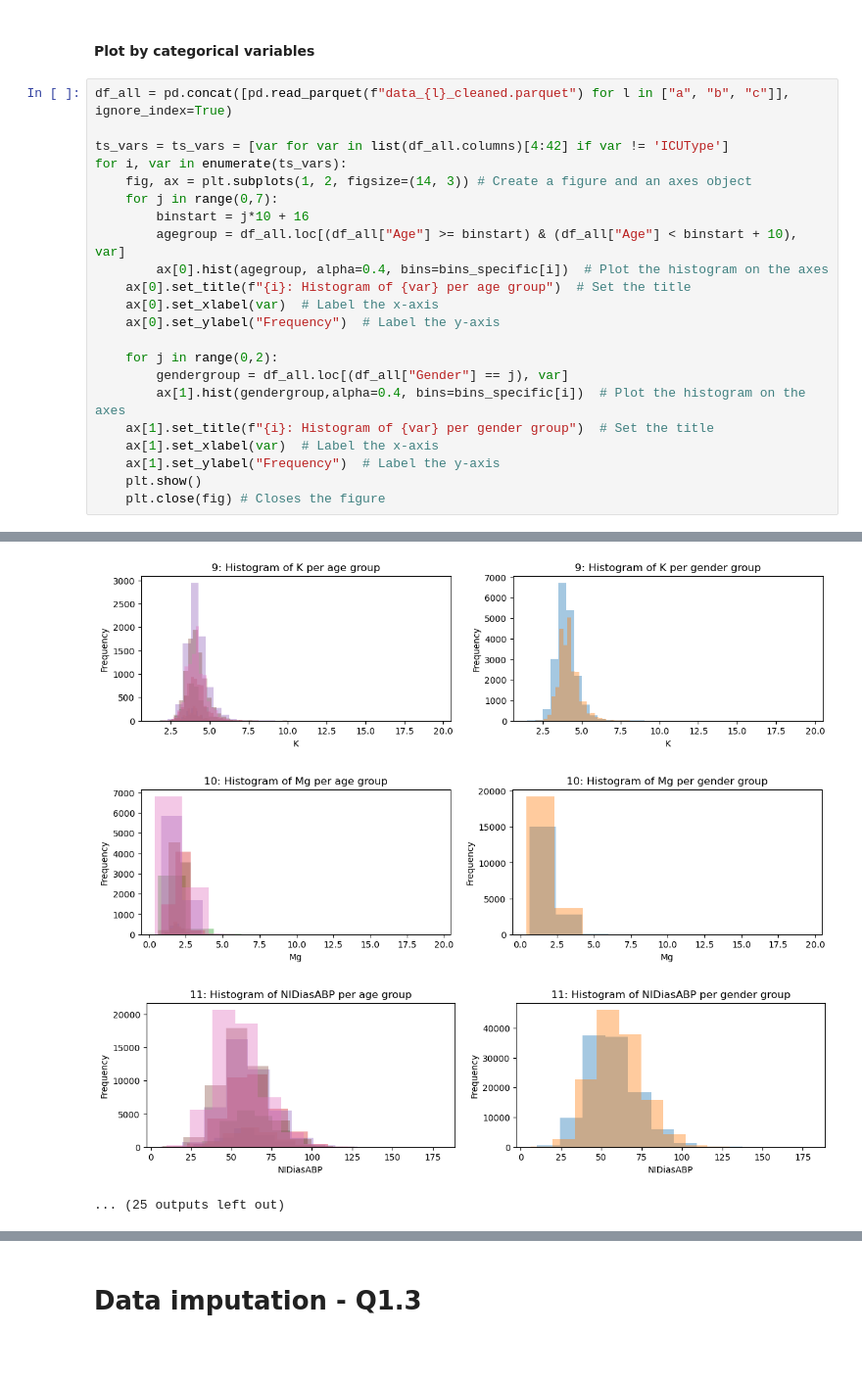
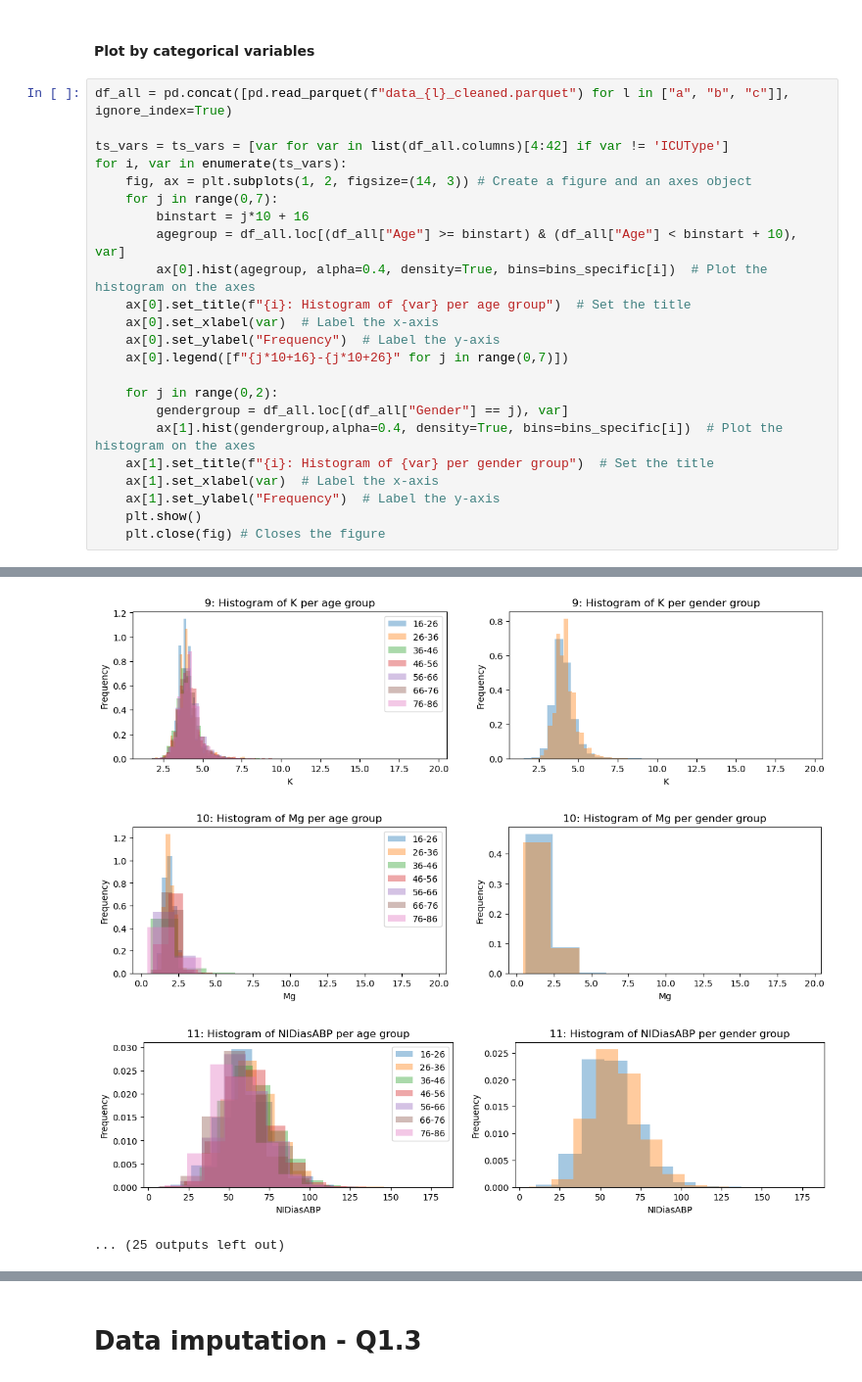
Before and after one commit to KarlDeck/ML4HC_P1, a Jupyter notebook: Project1_Task1.ipynb, the cells around one changed output, grey strips where cells are left out. Shown at 98% size. Saved outputs shown, nothing was run; the diff lists cells and outputs as text; blank space fills up the shorter version.

```diff
--- a/Project1_Task1.ipynb
+++ b/Project1_Task1.ipynb
@@ -298,14 +299,15 @@ for i, var in enumerate(ts_vars):
     for j in range(0,7):
         binstart = j*10 + 16
         agegroup = df_all.loc[(df_all["Age"] >= binstart) & (df_all["Age"] < binstart + 10), var]
-        ax[0].hist(agegroup, alpha=0.4, bins=bins_specific[i])  # Plot the histogram on the axes
+        ax[0].hist(agegroup, alpha=0.4, density=True, bins=bins_specific[i])  # Plot the histogram on the axes
     ax[0].set_title(f"{i}: Histogram of {var} per age group")  # Set the title
     ax[0].set_xlabel(var)  # Label the x-axis
     ax[0].set_ylabel("Frequency")  # Label the y-axis
+    ax[0].legend([f"{j*10+16}-{j*10+26}" for j in range(0,7)])
 
     for j in range(0,2):
         gendergroup = df_all.loc[(df_all["Gender"] == j), var]
-        ax[1].hist(gendergroup,alpha=0.4, bins=bins_specific[i])  # Plot the histogram on the axes
+        ax[1].hist(gendergroup,alpha=0.4, density=True, bins=bins_specific[i])  # Plot the histogram on the axes
     ax[1].set_title(f"{i}: Histogram of {var} per gender group")  # Set the title
     ax[1].set_xlabel(var)  # Label the x-axis
     ax[1].set_ylabel("Frequency")  # Label the y-axis
@@ -324,4 +326,4 @@ for i, var in enumerate(ts_vars):
-[figure, old version]
+[figure, new version]
-[figure, old version]
+[figure, new version]
-[figure, old version]
+[figure, new version]
 ... (25 outputs left out)
```
Also changed, not shown: parts of 11 cells of this notebook.
